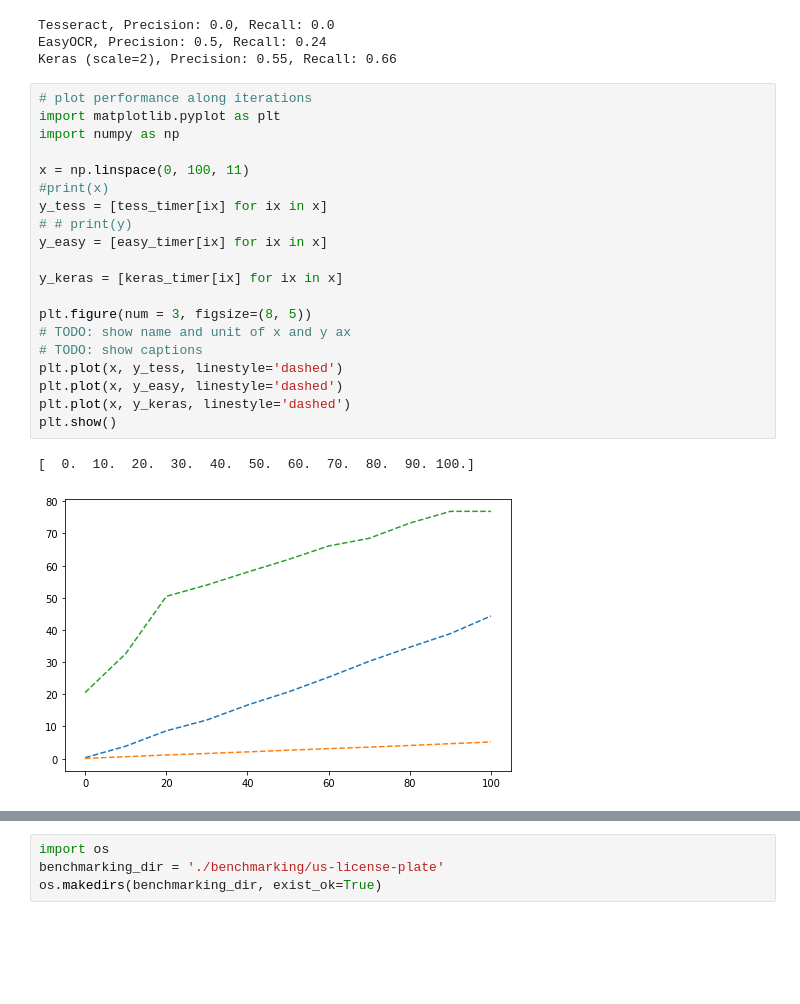
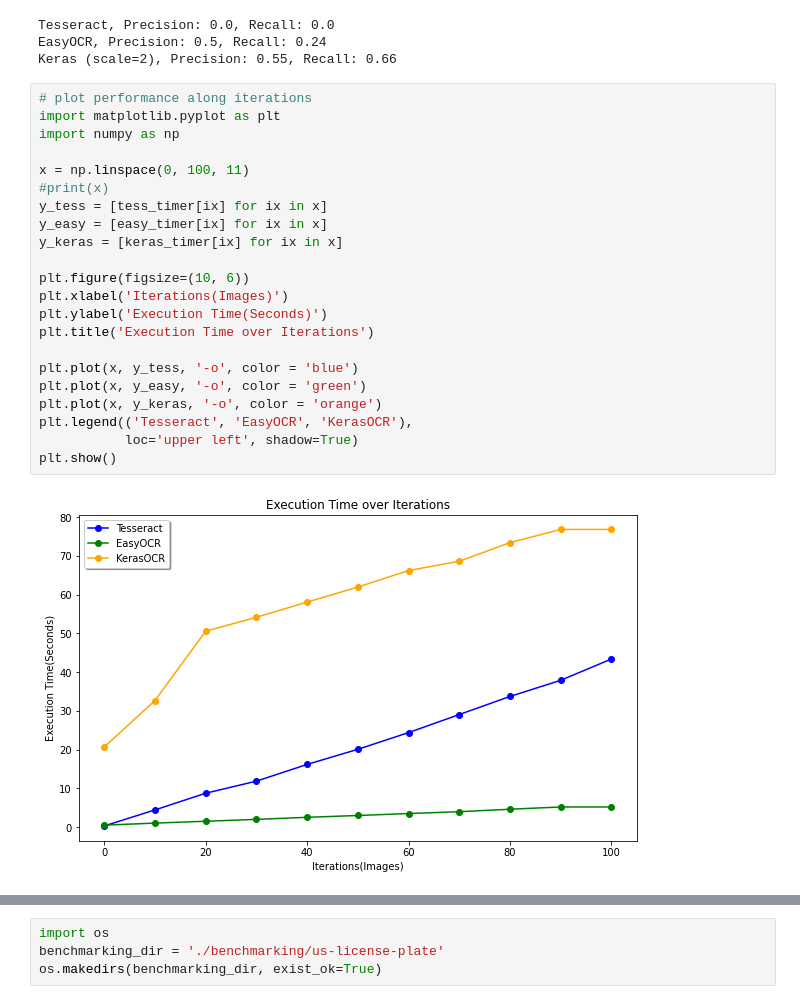
Before and after one commit to daiqing2009/APP-project, a Jupyter notebook: ocr-performance-analysis-on-license-plates.ipynb, the cells around one changed output, grey strips where cells are left out. Cells and saved outputs as stored; diff of their text form; blank space fills up the shorter version.

```diff
--- a/ocr-performance-analysis-on-license-plates.ipynb
+++ b/ocr-performance-analysis-on-license-plates.ipynb
@@ -551,26 +594,27 @@ Keras (scale=2), Precision: 0.55, Recall: 0.66
 # %%
 # plot performance along iterations
 import matplotlib.pyplot as plt
 import numpy as np
 
 x = np.linspace(0, 100, 11)
 #print(x)
 y_tess = [tess_timer[ix] for ix in x]
-# # print(y)
 y_easy = [easy_timer[ix] for ix in x]
-
 y_keras = [keras_timer[ix] for ix in x]
 
-plt.figure(num = 3, figsize=(8, 5))
-# TODO: show name and unit of x and y ax
-# TODO: show captions
-plt.plot(x, y_tess, linestyle='dashed')
-plt.plot(x, y_easy, linestyle='dashed')
-plt.plot(x, y_keras, linestyle='dashed')
+plt.figure(figsize=(10, 6))
+plt.xlabel('Iterations(Images)')
+plt.ylabel('Execution Time(Seconds)')
+plt.title('Execution Time over Iterations')
+
+plt.plot(x, y_tess, '-o', color = 'blue')
+plt.plot(x, y_easy, '-o', color = 'green')
+plt.plot(x, y_keras, '-o', color = 'orange')
+plt.legend(('Tesseract', 'EasyOCR', 'KerasOCR'),
+           loc='upper left', shadow=True)
 plt.show()
 # %% [output]
-[  0.  10.  20.  30.  40.  50.  60.  70.  80.  90. 100.]
-[figure, old version]
+[figure, new version]
 # %%
 import gc
 gc.collect()
```
Also changed, not shown: parts of 18 cells of this notebook.
